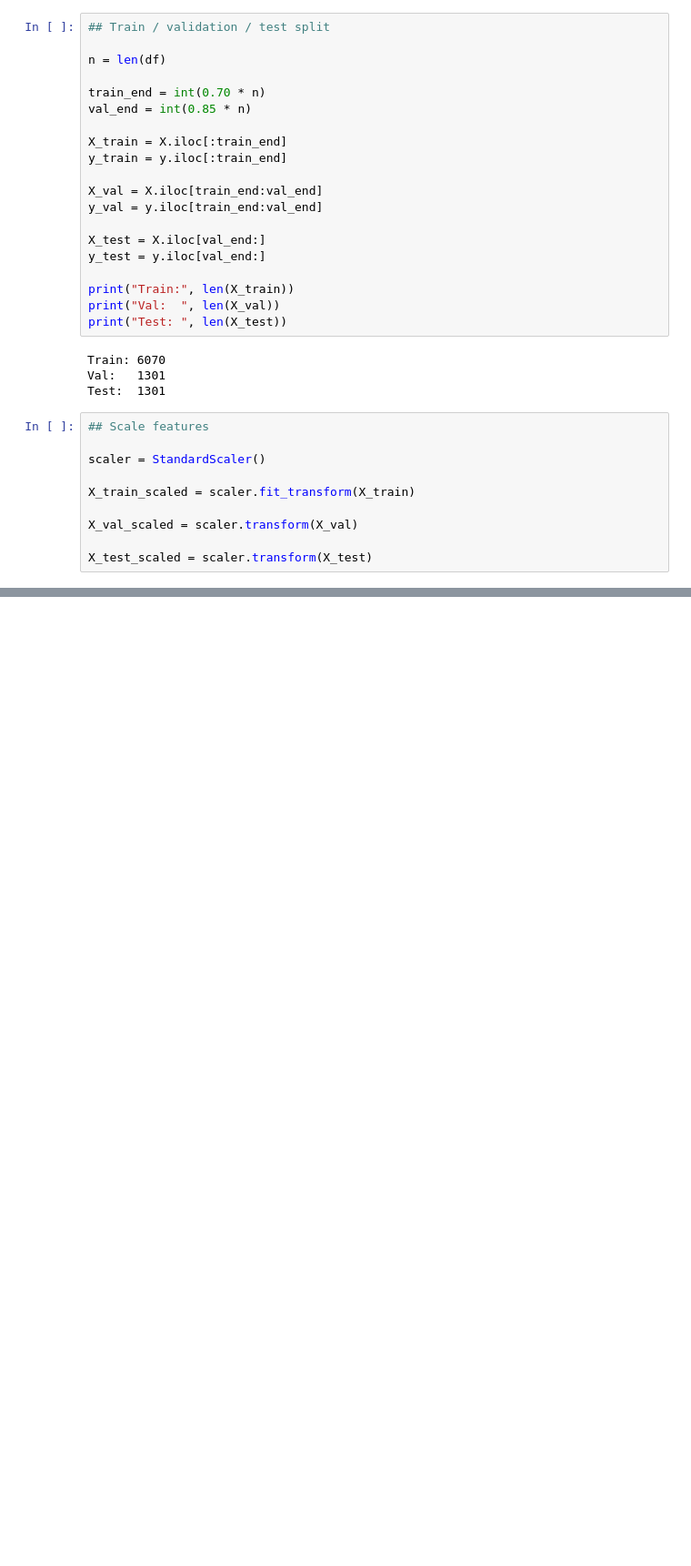
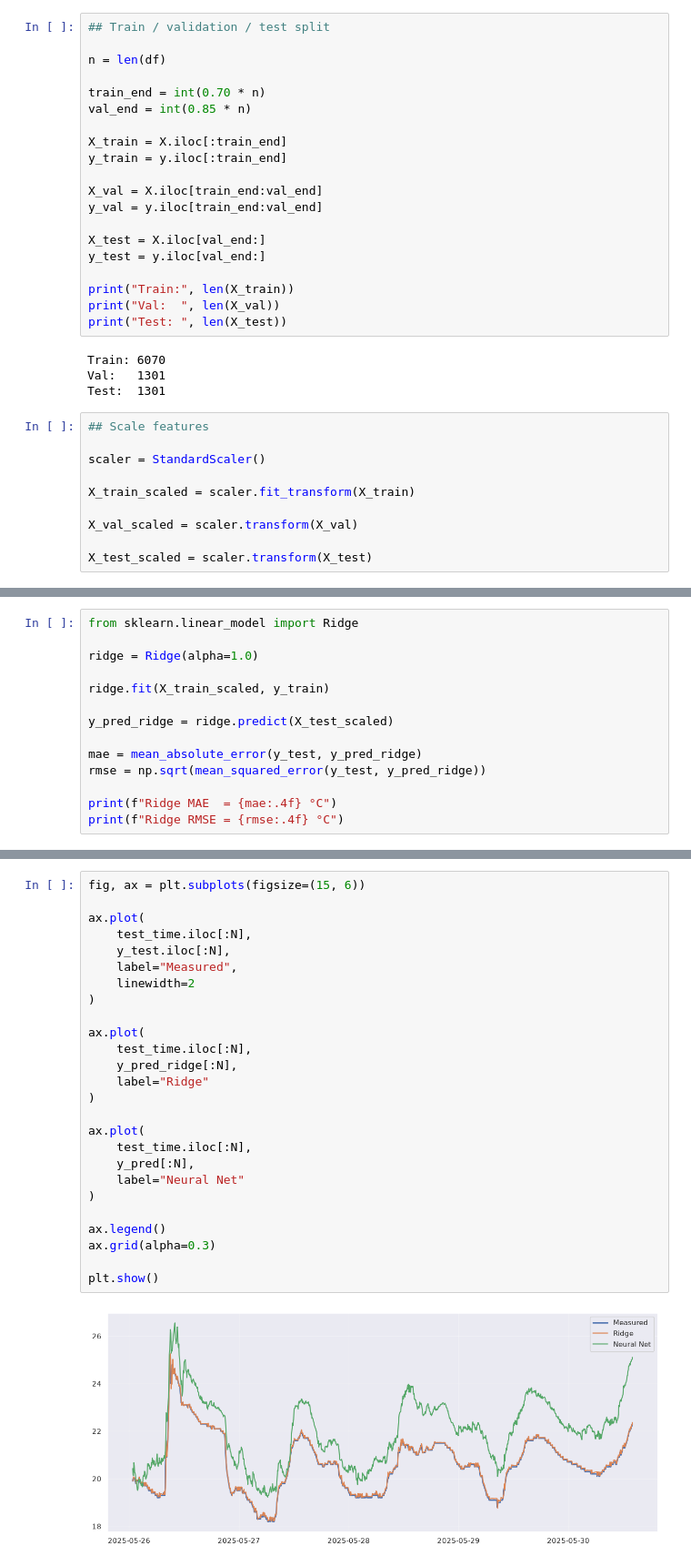
Before and after one commit to RogerMoens/ThermalTwin, a Jupyter notebook: notebooks/02_temperature_forecasting.ipynb, the cells around one changed output, grey strips where cells are left out. Shown at 91% size. Drawn from its saved outputs; the diff is of its cells as text; blank space fills up the shorter version.

Commit message:
Added simple linear models and conclusions

```diff
--- a/notebooks/02_temperature_forecasting.ipynb
+++ b/notebooks/02_temperature_forecasting.ipynb
@@ -437,0 +538,14 @@ plt.show()
+# %%
+from sklearn.linear_model import Ridge
+
+ridge = Ridge(alpha=1.0)
+
+ridge.fit(X_train_scaled, y_train)
+
+y_pred_ridge = ridge.predict(X_test_scaled)
+
+mae = mean_absolute_error(y_test, y_pred_ridge)
+rmse = np.sqrt(mean_squared_error(y_test, y_pred_ridge))
+
+print(f"Ridge MAE  = {mae:.4f} °C")
+print(f"Ridge RMSE = {rmse:.4f} °C")
@@ -437,0 +584,28 @@ plt.show()
+# %%
+fig, ax = plt.subplots(figsize=(15, 6))
+
+ax.plot(
+    test_time.iloc[:N],
+    y_test.iloc[:N],
+    label="Measured",
+    linewidth=2
+)
+
+ax.plot(
+    test_time.iloc[:N],
+    y_pred_ridge[:N],
+    label="Ridge"
+)
+
+ax.plot(
+    test_time.iloc[:N],
+    y_pred[:N],
+    label="Neural Net"
+)
+
+ax.legend()
+ax.grid(alpha=0.3)
+
+plt.show()
+# %% [output]
+[figure, added]
```
Also changed, not shown: parts of 13 cells of this notebook, 1 other file.
